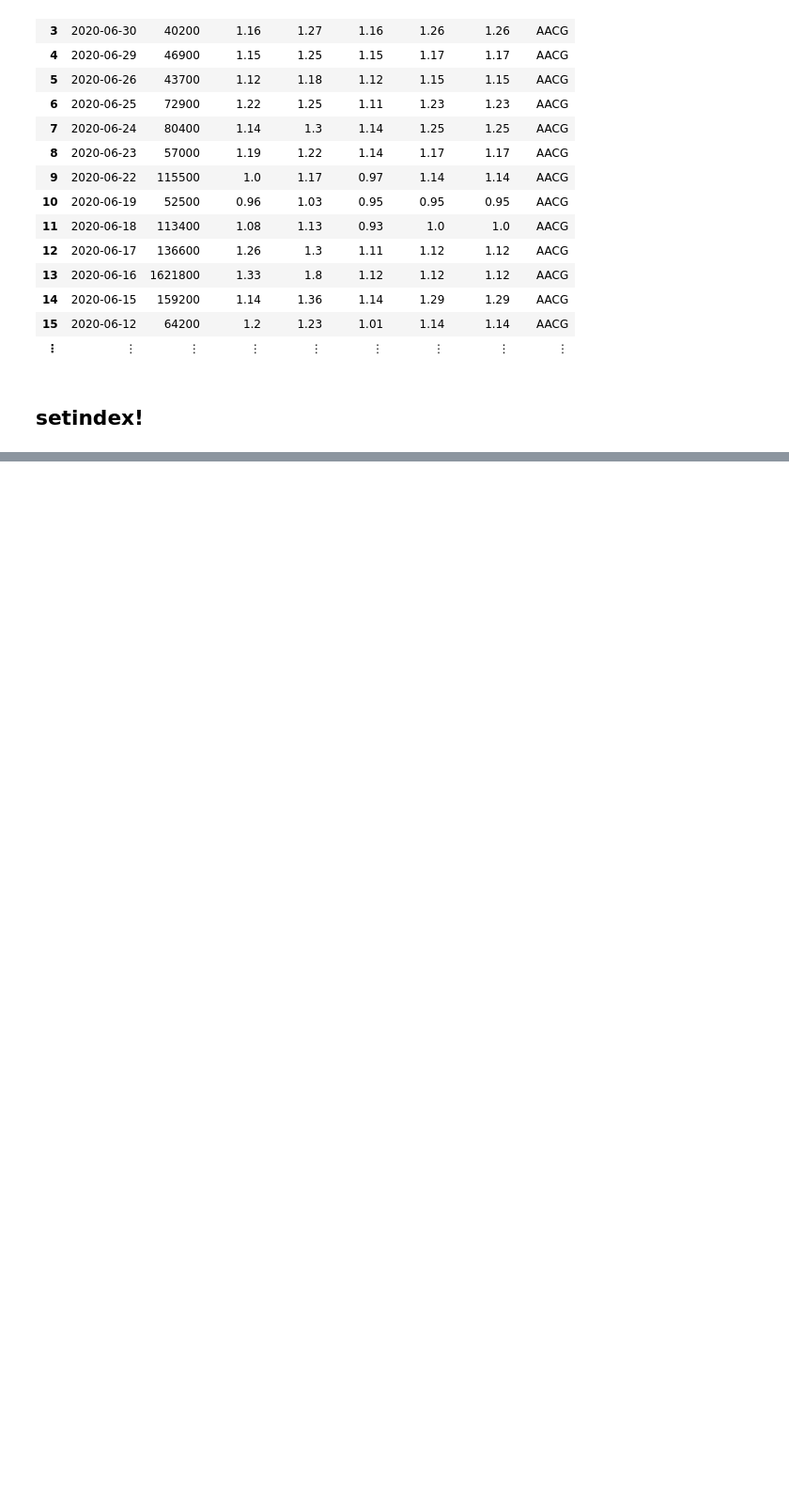
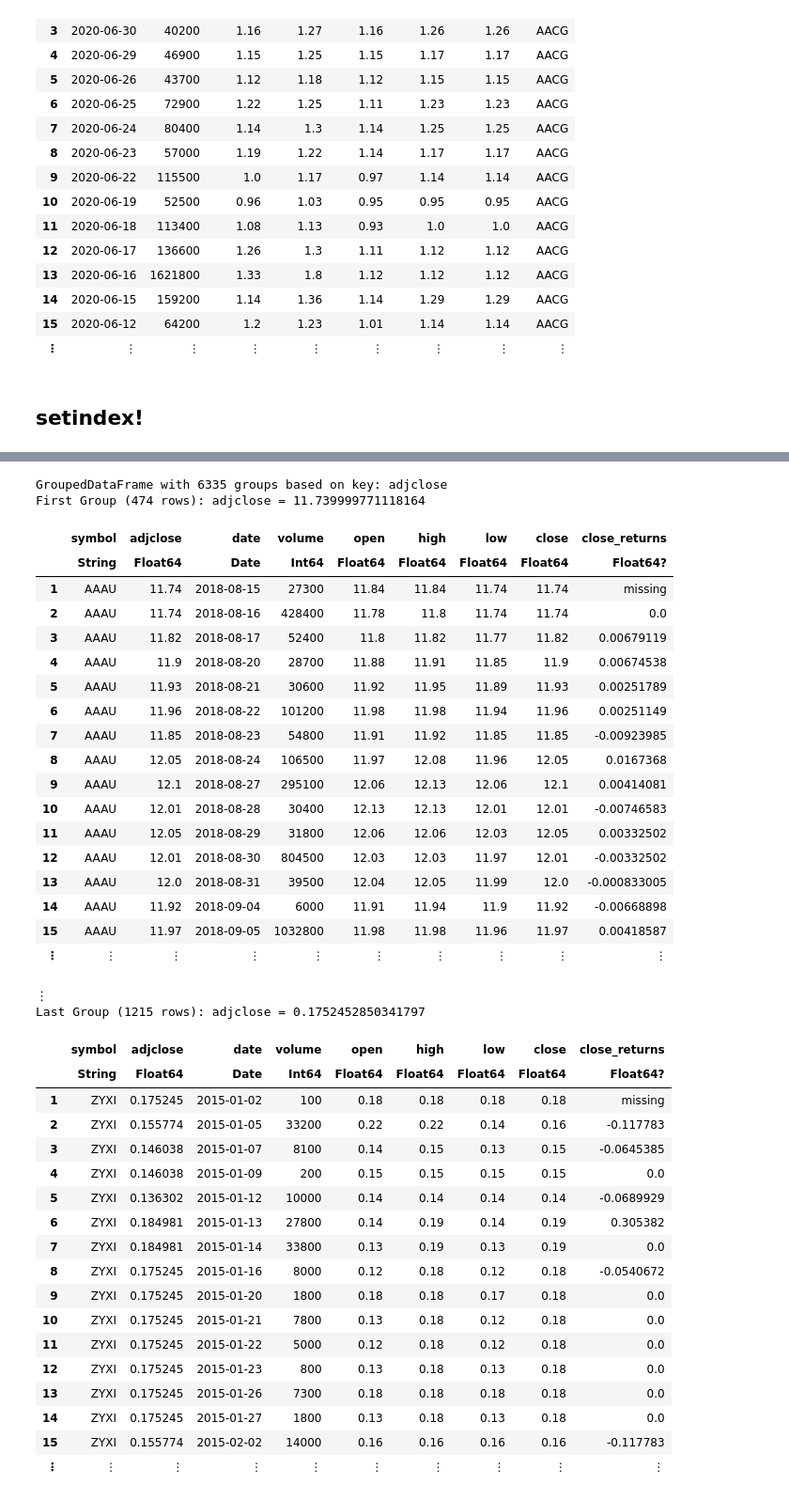
Before and after one commit to bkamins/JuliaCon2020-DataFrames-Tutorial, a Jupyter notebook: indexing_part1_introduction.ipynb, the cells around one changed output, grey strips where cells are left out. Shown at 94% size. Saved outputs shown, nothing was run; the diff lists cells and outputs as text; code cells hidden in the pictures; blank space fills up the shorter version.

```diff
--- a/indexing_part1_introduction.ipynb
+++ b/indexing_part1_introduction.ipynb
@@ -755,0 +766,2 @@ Last Group (333 rows): symbol = "AACG"
+# %%
+x = rand(5, 5)
@@ -755,0 +1114,43 @@ Last Group (333 rows): symbol = "AACG"
+# %%
+gdf2 = transform!(groupby(df, :symbol), :close => (x -> log.(x ./ lag(x))) => :close_returns, ungroup=false)
+# %% [output]
+GroupedDataFrame with 6335 groups based on key: adjclose
+First Group (474 rows): adjclose = 11.739999771118164
+|  | symbol | adjclose | date | volume | open | high | low | close | close_returns |
+|  | String | Float64 | Date | Int64 | Float64 | Float64 | Float64 | Float64 | Float64? |
+| 1 | AAAU | 11.74 | 2018-08-15 | 27300 | 11.84 | 11.84 | 11.74 | 11.74 | missing |
+| 2 | AAAU | 11.74 | 2018-08-16 | 428400 | 11.78 | 11.8 | 11.74 | 11.74 | 0.0 |
+| 3 | AAAU | 11.82 | 2018-08-17 | 52400 | 11.8 | 11.82 | 11.77 | 11.82 | 0.00679119 |
+| 4 | AAAU | 11.9 | 2018-08-20 | 28700 | 11.88 | 11.91 | 11.85 | 11.9 | 0.00674538 |
+| 5 | AAAU | 11.93 | 2018-08-21 | 30600 | 11.92 | 11.95 | 11.89 | 11.93 | 0.00251789 |
+| 6 | AAAU | 11.96 | 2018-08-22 | 101200 | 11.98 | 11.98 | 11.94 | 11.96 | 0.00251149 |
+| 7 | AAAU | 11.85 | 2018-08-23 | 54800 | 11.91 | 11.92 | 11.85 | 11.85 | -0.00923985 |
+| 8 | AAAU | 12.05 | 2018-08-24 | 106500 | 11.97 | 12.08 | 11.96 | 12.05 | 0.0167368 |
+| 9 | AAAU | 12.1 | 2018-08-27 | 295100 | 12.06 | 12.13 | 12.06 | 12.1 | 0.00414081 |
+| 10 | AAAU | 12.01 | 2018-08-28 | 30400 | 12.13 | 12.13 | 12.01 | 12.01 | -0.00746583 |
+| 11 | AAAU | 12.05 | 2018-08-29 | 31800 | 12.06 | 12.06 | 12.03 | 12.05 | 0.00332502 |
+| 12 | AAAU | 12.01 | 2018-08-30 | 804500 | 12.03 | 12.03 | 11.97 | 12.01 | -0.00332502 |
+| 13 | AAAU | 12.0 | 2018-08-31 | 39500 | 12.04 | 12.05 | 11.99 | 12.0 | -0.000833005 |
+| 14 | AAAU | 11.92 | 2018-09-04 | 6000 | 11.91 | 11.94 | 11.9 | 11.92 | -0.00668898 |
+| 15 | AAAU | 11.97 | 2018-09-05 | 1032800 | 11.98 | 11.98 | 11.96 | 11.97 | 0.00418587 |
+| ⋮ | ⋮ | ⋮ | ⋮ | ⋮ | ⋮ | ⋮ | ⋮ | ⋮ | ⋮ |
+⋮
+Last Group (1215 rows): adjclose = 0.1752452850341797
+|  | symbol | adjclose | date | volume | open | high | low | close | close_returns |
+|  | String | Float64 | Date | Int64 | Float64 | Float64 | Float64 | Float64 | Float64? |
+| 1 | ZYXI | 0.175245 | 2015-01-02 | 100 | 0.18 | 0.18 | 0.18 | 0.18 | missing |
+| 2 | ZYXI | 0.155774 | 2015-01-05 | 33200 | 0.22 | 0.22 | 0.14 | 0.16 | -0.117783 |
+| 3 | ZYXI | 0.146038 | 2015-01-07 | 8100 | 0.14 | 0.15 | 0.13 | 0.15 | -0.0645385 |
+| 4 | ZYXI | 0.146038 | 2015-01-09 | 200 | 0.15 | 0.15 | 0.15 | 0.15 | 0.0 |
+| 5 | ZYXI | 0.136302 | 2015-01-12 | 10000 | 0.14 | 0.14 | 0.14 | 0.14 | -0.0689929 |
+| 6 | ZYXI | 0.184981 | 2015-01-13 | 27800 | 0.14 | 0.19 | 0.14 | 0.19 | 0.305382 |
+| 7 | ZYXI | 0.184981 | 2015-01-14 | 33800 | 0.13 | 0.19 | 0.13 | 0.19 | 0.0 |
+| 8 | ZYXI | 0.175245 | 2015-01-16 | 8000 | 0.12 | 0.18 | 0.12 | 0.18 | -0.0540672 |
+| 9 | ZYXI | 0.175245 | 2015-01-20 | 1800 | 0.18 | 0.18 | 0.17 | 0.18 | 0.0 |
+| 10 | ZYXI | 0.175245 | 2015-01-21 | 7800 | 0.13 | 0.18 | 0.12 | 0.18 | 0.0 |
+| 11 | ZYXI | 0.175245 | 2015-01-22 | 5000 | 0.12 | 0.18 | 0.12 | 0.18 | 0.0 |
+| 12 | ZYXI | 0.175245 | 2015-01-23 | 800 | 0.13 | 0.18 | 0.13 | 0.18 | 0.0 |
+| 13 | ZYXI | 0.175245 | 2015-01-26 | 7300 | 0.18 | 0.18 | 0.18 | 0.18 | 0.0 |
+| 14 | ZYXI | 0.175245 | 2015-01-27 | 1800 | 0.13 | 0.18 | 0.13 | 0.18 | 0.0 |
+| 15 | ZYXI | 0.155774 | 2015-02-02 | 14000 | 0.16 | 0.16 | 0.16 | 0.16 | -0.117783 |
+| ⋮ | ⋮ | ⋮ | ⋮ | ⋮ | ⋮ | ⋮ | ⋮ | ⋮ | ⋮ |
```
Also changed, not shown: parts of 50 cells of this notebook, 4 other files.
